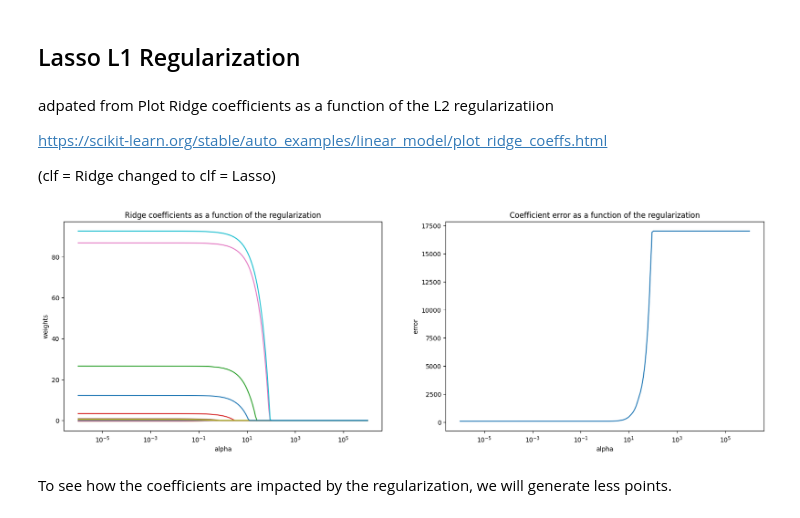
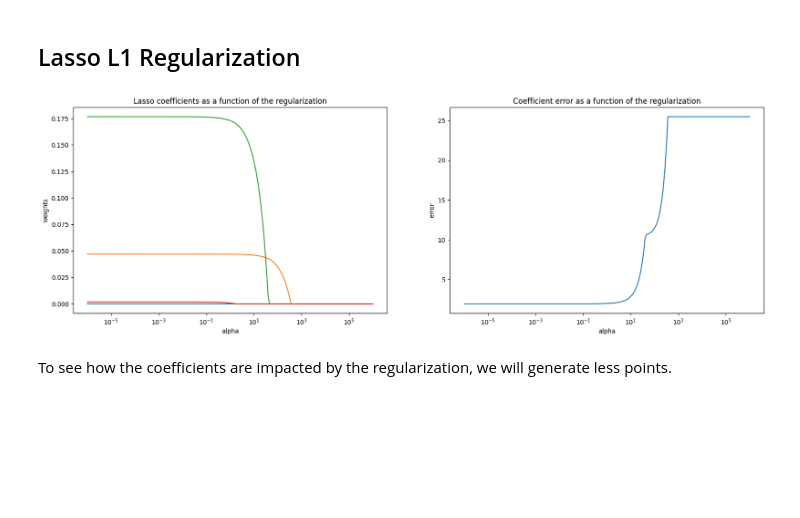
Before and after one commit to hellojohnkim/mmai2024, a Jupyter notebook: mmai863 - math for AI/MMAI 863 - Class 4 Assignment Linear Regression - John Kim - 23mvd1.ipynb, the cells around one changed output. Cells and saved outputs as stored; diff of their text form; code cells hidden in the pictures; blank space fills up the shorter version.

```diff
--- a/mmai863 - math for AI/MMAI 863 - Class 4 Assignment Linear Regression - John Kim - 23mvd1.ipynb
+++ b/mmai863 - math for AI/MMAI 863 - Class 4 Assignment Linear Regression - John Kim - 23mvd1.ipynb
@@ -26,5 +72,2 @@ https://scikit-learn.org/stable/modules/generated/sklearn.datasets.make_regressi
 # %% [markdown]
 ## Classical approach
-# %%
-X_0, y, w = make_regression(n_samples=1000, n_features=10, n_informative=5, n_targets=1,noise=10, coef=True,
-                          random_state=1, bias=5.)
@@ -45,4 +74,2 @@ array([[ 0.6998327 , -1.75111321,  0.68065369, -1.44312074,  1.5763563 ,
 # %%
-
-X = sm.add_constant(X_0)
-X[0:3,:]
+X = sm.add_constant(X)
@@ -59,6 +76,5 @@ array([[ 1.        ,  0.6998327 , -1.75111321,  0.68065369, -1.44312074,
 # %%
-X_train,X_test,y_train, y_test = train_test_split(X,y,test_size=.3, train_size=None, random_state=1,
-                                                  shuffle=True, stratify=None)
+X_train, X_test, y_train, y_test = train_test_split(X, y, test_size=0.3, train_size=None, random_state=1, shuffle=True, stratify=None)
 # %%
 ols_m = sm.OLS(y_train,X_train).fit()
 print(ols_m.summary())
@@ -267,13 +201,12 @@ To see how the coefficients are impacted by the regularization, we will generate
 # %%
 coefs = []
 errors = []
-
+## repeat with 7 points of alphas
 alphas = np.logspace(-6, 6, 7)
 
 # Train the model with different regularisation strengths
 for a in alphas:
-    clf.set_params(alpha=a)
-    clf.fit(X_train, y_train)
+    clf.set_params(alpha=a).fit(X_train, y_train)
     coefs.append(clf.coef_)
     y_pred = clf.predict(X_test)
-    errors.append(mean_squared_error(y_pred,y_test))
+    errors.append(mean_squared_error(y_test,y_pred))
@@ -306,12 +237,5 @@ There is no information on which coefficient is important.  Low regularization i
 # %% [markdown]
 ## Lasso L1 Regularization
-# %% [markdown]
-adpated from Plot Ridge coefficients as a function of the L2 regularizatiion
-
-
-https://scikit-learn.org/stable/auto_examples/linear_model/plot_ridge_coeffs.html
-
-(clf = Ridge changed to clf = Lasso)
 # %%
 clf = Lasso()
 
@@ -322,36 +246,36 @@ alphas = np.logspace(-6, 6, 200)
 
 # Train the model with different regularisation strengths
 for a in alphas:
     clf.set_params(alpha=a)
     clf.fit(X_train, y_train)
     coefs.append(clf.coef_)
     y_pred = clf.predict(X_test)
-    errors.append(mean_squared_error(y_pred,y_test))
+    errors.append(mean_squared_error(y_test,y_pred))
 
 # Display results
 plt.figure(figsize=(20, 6))
 
 plt.subplot(121)
 ax = plt.gca()
 ax.plot(alphas, coefs)
 ax.set_xscale('log')
 plt.xlabel('alpha')
 plt.ylabel('weights')
-plt.title('Ridge coefficients as a function of the regularization')
+plt.title('Lasso coefficients as a function of the regularization')
 plt.axis('tight')
 
 plt.subplot(122)
 ax = plt.gca()
 ax.plot(alphas, errors)
 ax.set_xscale('log')
 plt.xlabel('alpha')
 plt.ylabel('error')
 plt.title('Coefficient error as a function of the regularization')
 plt.axis('tight')
 
 plt.show()
 # %% [output]
-[figure, old version]
+[figure, new version]
 # %% [markdown]
 To see how the coefficients are impacted by the regularization, we will generate less points.
 # %%
```
Also changed, not shown: parts of 26 cells of this notebook.
